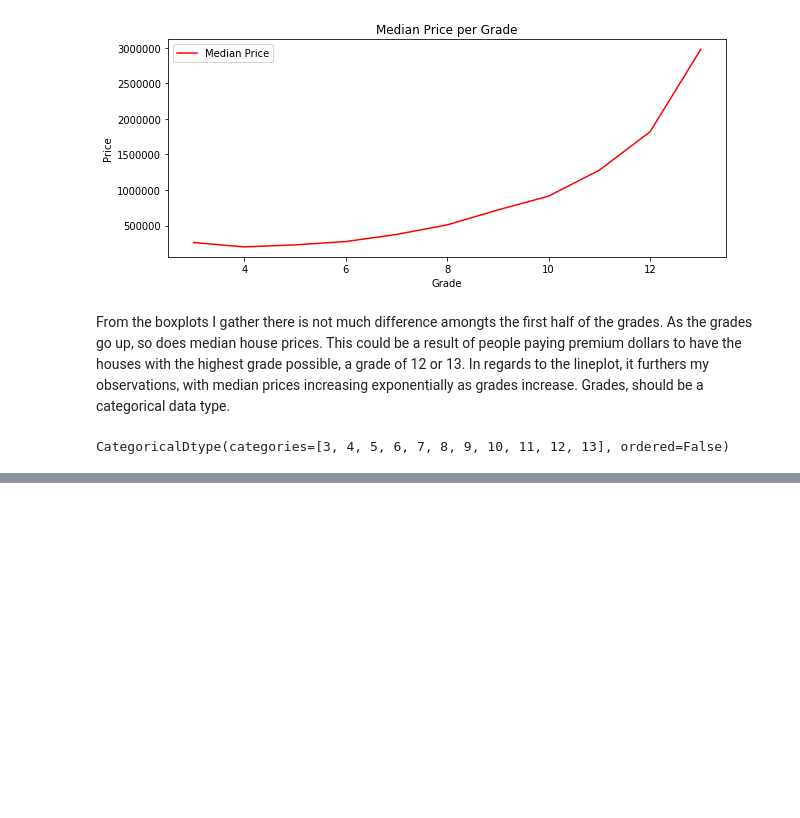
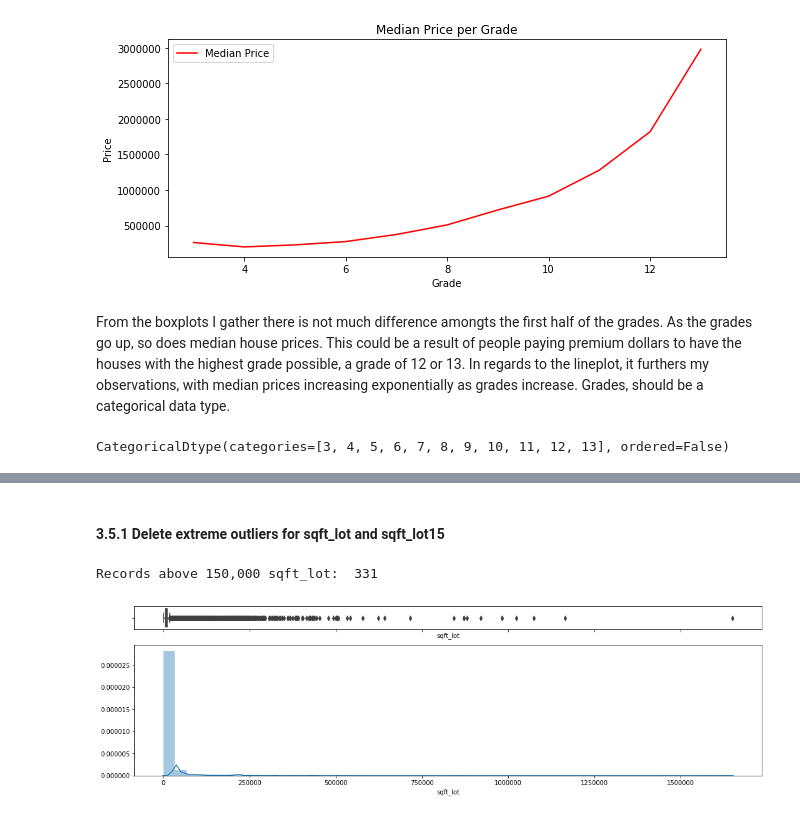
Before and after one commit to feraguilari/dsc-1-final-project-online-ds-pt-021119, a Jupyter notebook: student.ipynb, the cells around one changed output, grey strips where cells are left out. Cells and saved outputs as stored; diff of their text form; code cells hidden in the pictures; blank space fills up the shorter version.

```diff
--- a/student.ipynb
+++ b/student.ipynb
@@ -492,0 +558,12 @@ CategoricalDtype(categories=[3, 4, 5, 6, 7, 8, 9, 10, 11, 12, 13], ordered=False
+# %% [markdown]
+#### 3.5.1 Delete extreme outliers for sqft_lot and sqft_lot15
+# %%
+def box_distplot(variable):
+    f, (ax_box, ax_hist) = plt.subplots(2, sharex=True, gridspec_kw={"height_ratios": (.15, .85)}, figsize=(18,5),)
+    sns.boxplot(variable, ax=ax_box)
+    sns.distplot(variable, ax=ax_hist)
+box_distplot(df.sqft_lot)
+print('Records above 150,000 sqft_lot: ',len(df[df['sqft_lot']>150000]))
+# %% [output]
+Records above 150,000 sqft_lot:  331
+[figure, added]
```
Also changed, not shown: parts of 51 cells of this notebook, 1 other file.
